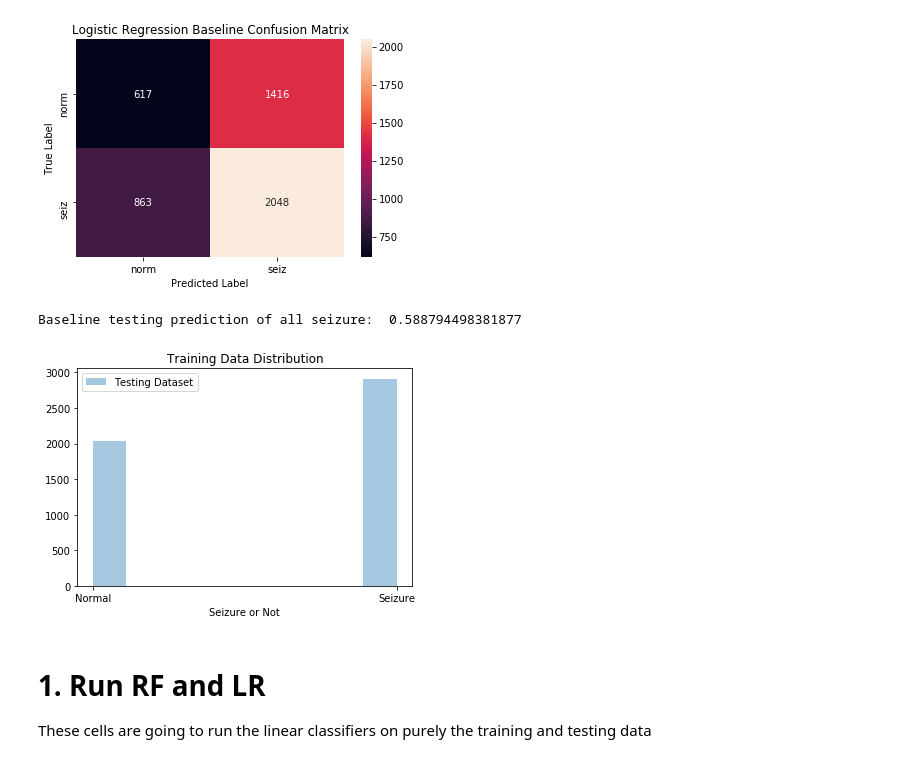
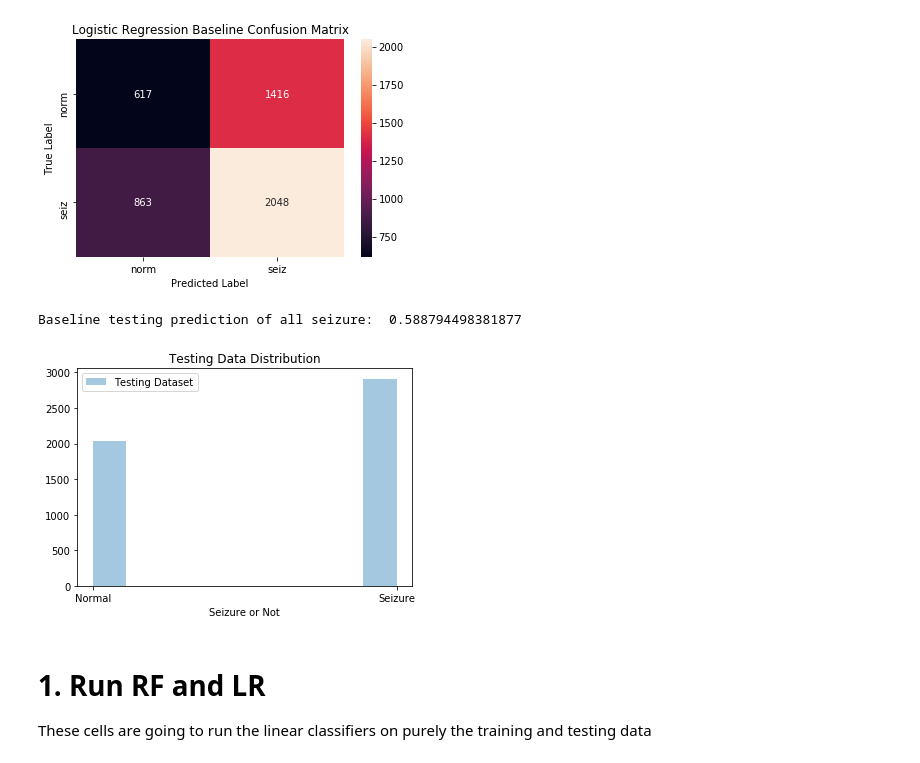
Before and after one commit to adam2392/dnn-unsupervised, a Jupyter notebook: dnn/baseline analysis/Baseline For Fragility LR RF Analysis.ipynb, the cells around one changed output. Cells and saved outputs as stored; diff of their text form; code cells hidden in the pictures.

```diff
--- a/dnn/baseline analysis/Baseline For Fragility LR RF Analysis.ipynb
+++ b/dnn/baseline analysis/Baseline For Fragility LR RF Analysis.ipynb
@@ -369,16 +369,16 @@ avg / total       0.52      0.54      0.52      4944
 # %%
 plt.figure()
 sns.distplot(ydata, kde=False, axlabel='Seizure or Not', label='Testing Dataset')
 ax=plt.gca()
-ax.set_title('Training Data Distribution')
+ax.set_title('Testing Data Distribution')
 ax.set_xticks([0,1])
 ax.set_xticklabels(['Normal', 'Seizure'])
 ax.legend()
 
 print("Baseline testing prediction of all seizure: ", np.sum(ydata)/len(ydata))
 # %% [output]
 Baseline testing prediction of all seizure:  0.588794498381877
-[figure, old version]
+[figure, new version]
 # %% [markdown]
 # 1. Run RF and LR
 
```
Also changed, not shown: 3 other files.
